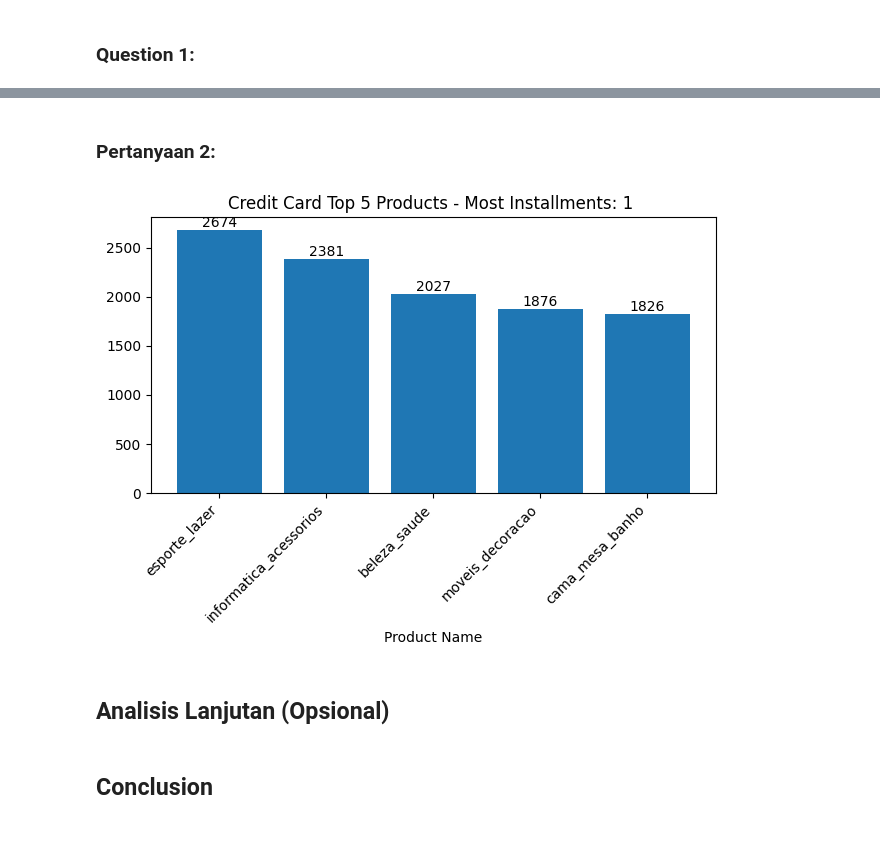
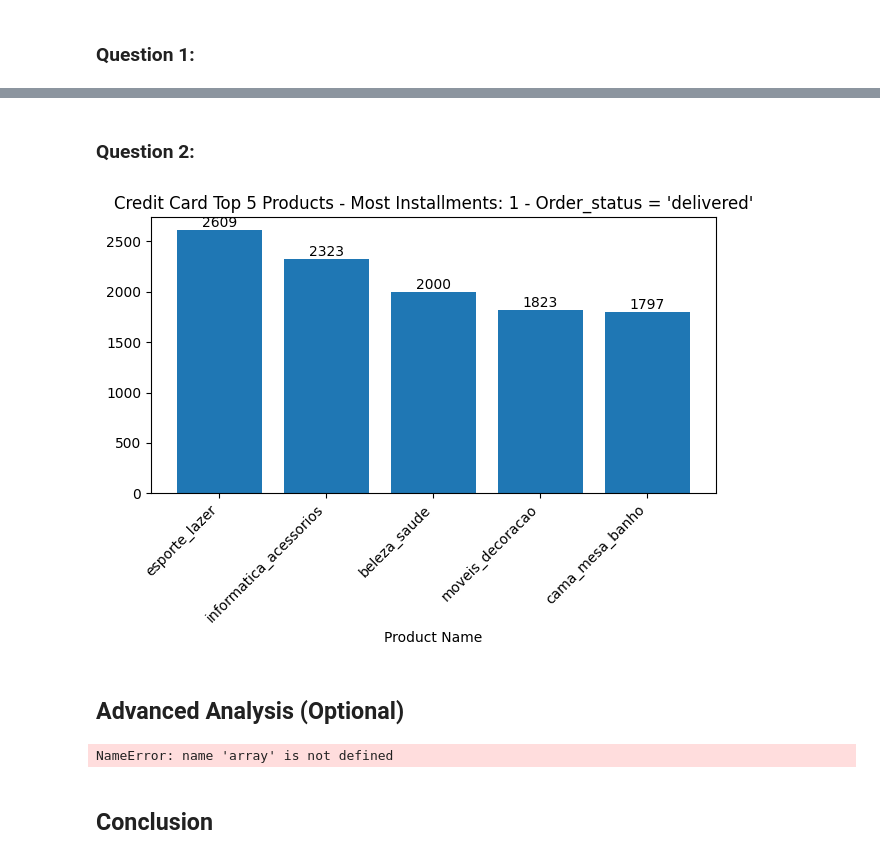
Before and after one commit to RedimRedim/Dicoding_Submission_DataAnalyst, a Jupyter notebook: Proyek_Analisis_Data_duckdb.ipynb, the cells around one changed output, grey strips where cells are left out. Drawn from its saved outputs; the diff is of its cells as text; code cells hidden in the pictures.

```diff
--- a/Proyek_Analisis_Data_duckdb.ipynb
+++ b/Proyek_Analisis_Data_duckdb.ipynb
@@ -23,7 +26,11 @@ conn = duckdb.connect()
 conn.sql('INSTALL spatial')
 conn.sql('LOAD spatial')
 
-product_df = conn.execute('''SELECT item_dataset.*,  product_category_name FROM './datasets/olist_order_items_dataset.csv' as item_dataset
+product_df = conn.execute('''SELECT item_dataset.*,  product_category_name, order_approved_at, order_status FROM './datasets/olist_order_items_dataset.csv' as item_dataset
                           LEFT JOIN './datasets/olist_products_dataset.csv' as product_dataset
                           ON product_dataset.product_id = item_dataset.product_id
+                          LEFT JOIN './datasets/olist_orders_dataset.csv' as order_dataset
+                          ON order_dataset.order_id = item_dataset.order_id
            ''').fetchdf()
+
+product_df.head(10)
@@ -69,5 +90,5 @@ payment_type_result
 # %%
-payment_result = conn.execute('''
+payment_result_most_installments = conn.execute('''
              -- finding most using payment_installments
              With most_payment_installments as (
              SELECT payment_installments, sum(payment_value) as total_payment
@@ -86,6 +107,7 @@ payment_result = conn.execute('''
              product_category_output as (
                select payment_installments, product_df.product_category_name, count(order_output.order_id) as total_order, sum(payment_value) as total_payment from order_output
                INNER JOIN product_df ON order_output.order_id = product_df.order_id
+              WHERE order_status like '%delivered%'
                group by payment_installments , product_df.product_category_name
                order by total_payment desc limit 5
              )
@@ -94,6 +116,6 @@ payment_result = conn.execute('''
              order by total_order desc
              ''').fetchdf()
 
-payment_result
+payment_result_most_installments
 # %% [output]
 |  | payment_installments | product_category_name | total_order | total_payment |
@@ -123,21 +187,32 @@ plt.show()
 # %% [markdown]
-### Pertanyaan 2:
+### Question 2:
 # %%
-plt.bar(x=payment_result['product_category_name'],height=payment_result['total_order'])
+plt.bar(x=payment_result_most_installments['product_category_name'],height=payment_result_most_installments['total_order'])
 plt.xlabel("Product Name")
-plt.title(f"Credit Card Top 5 Products - Most Installments: {payment_result['payment_installments'][0]} ")
+plt.title(f"Credit Card Top 5 Products - Most Installments: {payment_result_most_installments['payment_installments'][0]} - Order_status = 'delivered'")
 
 # Add labels on top of the bars
-for i, value in enumerate(payment_result['total_order']):
+for i, value in enumerate(payment_result_most_installments['total_order']):
     plt.text(i, value + 0.1, str(value), ha='center', va='bottom')  # Adjust the label position slightly above the bar
 
 plt.xticks(rotation=45, ha='right')  # Rotates labels 45 degrees and aligns them to the right
 plt.tight_layout()  # This automatically adjusts the padding to fit the labels
 plt.show()
 # %% [output]
-[figure, old version]
+[figure, new version]
-# %% [markdown]
-## Analisis Lanjutan (Opsional)
+# %% [markdown]
+## Advanced Analysis (Optional)
+# %%
+x = np,array([payment_result_most_installments_yearly['monthly_order_approved_at']])
+y = np.array([payment_result_most_installments_yearly['total_order']])
+
+plt.plot(x,y)
+plt.xlabel("Month Delivery Order")
+plt.ylabel("Total Order")
+plt.title("Top 5 Credit Card Products - Most Installments:1 Monthly ")
+plt.show()
+# %% [output]
+NameError: name 'array' is not defined
 # %% [markdown]
 ## Conclusion
 # %% [markdown]
```
Also changed, not shown: parts of 10 cells of this notebook, 2 other files.
